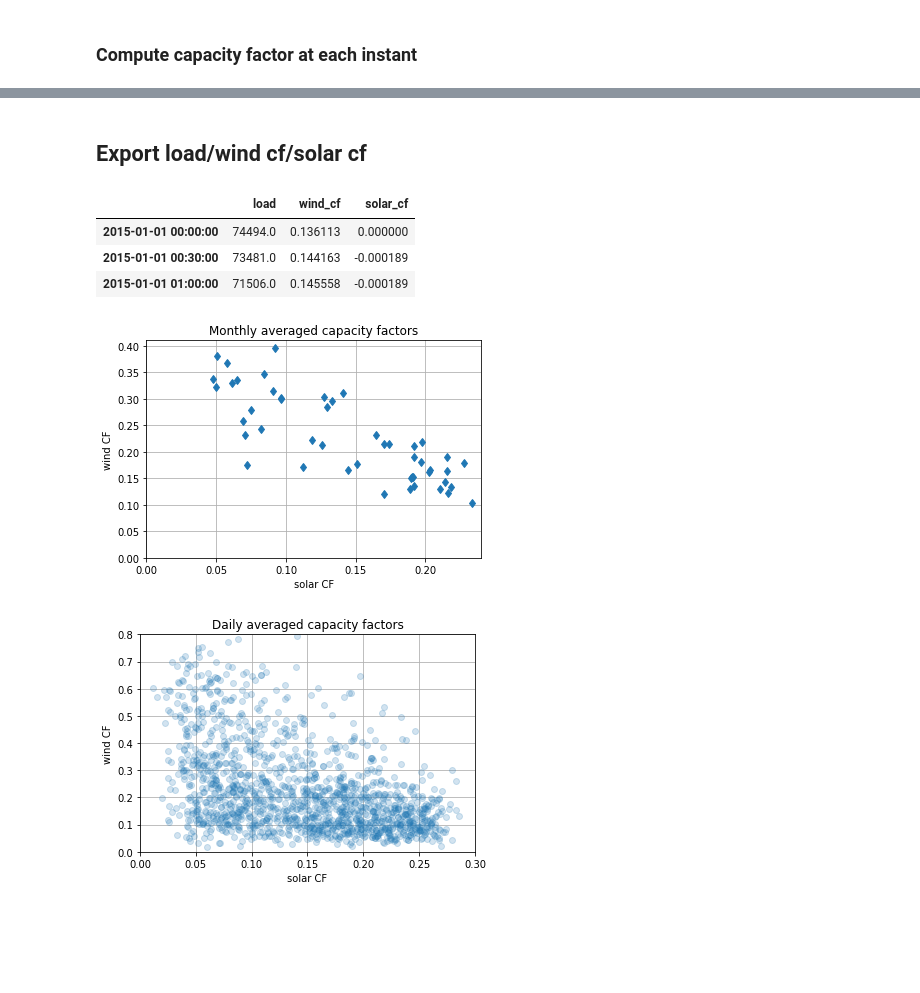
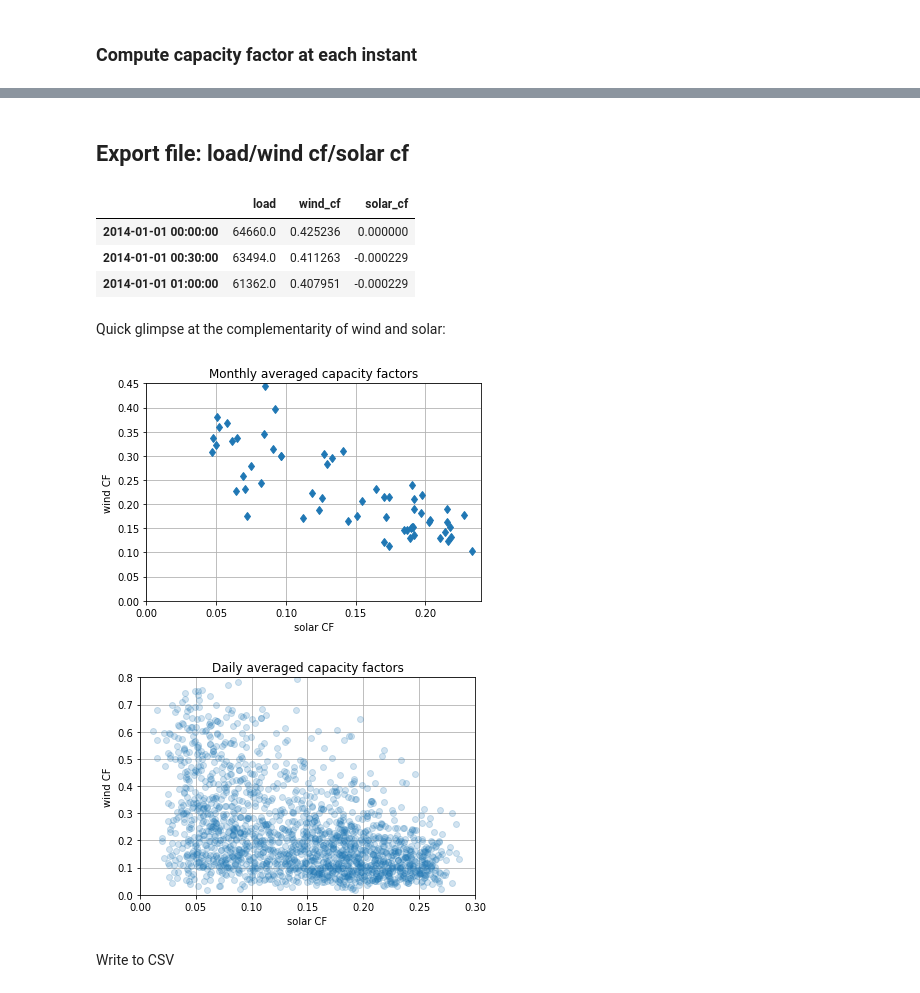
Before and after one commit to pierre-haessig/french-elec2, a Jupyter notebook: RTE_explore_concat.ipynb, the cells around one changed output, grey strips where cells are left out. Drawn from its saved outputs; the diff is of its cells as text; code cells hidden in the pictures; blank space fills up the shorter version.

Commit message:
* started the wind-solar complementarity analysis * clean data exploration notebook * added 2014 eCO2mix data

```diff
--- a/RTE_explore_concat.ipynb
+++ b/RTE_explore_concat.ipynb
@@ -16,9 +20,12 @@ import matplotlib.pyplot as plt
 # %% [markdown]
 ## Dataset 1: Installed solar & wind power
 # %%
-df = pd.read_csv('parc-national-annuel-prod-eolien-solaire.csv', sep=';', index_col=0)
+df = pd.read_csv('data/parc-national-annuel-prod-eolien-solaire.csv', sep=';', index_col=0)
 df.index.name = None
-df.rename(columns={'Parc installé éolien (MW)':'P_wind', 'Parc installé solaire (MW)': 'P_sol'}, inplace=True)
+# shorter column names:
+df.rename(columns={
+    'Parc installé éolien (MW)':'P_wind',
+    'Parc installé solaire (MW)': 'P_sol'}, inplace=True)
 df.sort_index(inplace=True)
 df.head(3)
 # %% [output]
@@ -121,5 +155,5 @@ plt.ylim(ymin=0);
 # %%
-df = pd.read_csv('eCO2mix_RTE_Annuel-Definitif_2015.xls.xz', compression='xz', encoding='windows-1252',
+df = pd.read_csv('data/eCO2mix_RTE_Annuel-Definitif_2015.xls.xz', compression='xz', encoding='windows-1252',
                  sep='\t', skipfooter=2,engine='python',
                  index_col=False, parse_dates={'date':[2,3]})
 # %%
@@ -193,9 +228,10 @@ eCO2mix_RTE_En-cours-Consolide.xls.xz
 # %%
 fname_list = [
-    'eCO2mix_RTE_Annuel-Definitif_2015.xls.xz',
-    'eCO2mix_RTE_Annuel-Definitif_2016.xls.xz',
-    'eCO2mix_RTE_Annuel-Definitif_2017.xls.xz',
-    'eCO2mix_RTE_En-cours-Consolide.xls.xz'
+    'data/eCO2mix_RTE_Annuel-Definitif_2014.xls.xz',
+    'data/eCO2mix_RTE_Annuel-Definitif_2015.xls.xz',
+    'data/eCO2mix_RTE_Annuel-Definitif_2016.xls.xz',
+    'data/eCO2mix_RTE_Annuel-Definitif_2017.xls.xz',
+    'data/eCO2mix_RTE_En-cours-Consolide.xls.xz'
 ]
 # %%
 fname = fname_list[0]
@@ -254,26 +316,28 @@ Comparaison avec RTE's [Panorama de l’électricité renouvelable](https://www.
 # %% [markdown]
-## Export load/wind cf/solar cf
+## Export file: load/wind cf/solar cf
 # %%
 lws = pd.DataFrame({'load': df.Consommation, 'wind_cf': wind_cf, 'solar_cf': solar_cf})
 lws.head(3)
 # %% [output]
 |  | load | wind_cf | solar_cf |
-| 2015-01-01 00:00:00 | 74494.0 | 0.136113 | 0.000000 |
-| 2015-01-01 00:30:00 | 73481.0 | 0.144163 | -0.000189 |
-| 2015-01-01 01:00:00 | 71506.0 | 0.145558 | -0.000189 |
+| 2014-01-01 00:00:00 | 64660.0 | 0.425236 | 0.000000 |
+| 2014-01-01 00:30:00 | 63494.0 | 0.411263 | -0.000229 |
+| 2014-01-01 01:00:00 | 61362.0 | 0.407951 | -0.000229 |
+# %% [markdown]
+Quick glimpse at the complementarity of wind and solar:
 # %%
 plt.plot(lws.resample('1M').mean().solar_cf, lws.resample('1M').mean().wind_cf, 'd')
 ax = plt.gca()
 ax.grid(True)
 ax.set(
     title='Monthly averaged capacity factors',
     xlim=(0, 0.24),
     xlabel='solar CF',
-    ylim=(0, 0.41),
+    ylim=(0, 0.45),
     ylabel='wind CF'
 );
 # %% [output]
-[figure, old version]
+[figure, new version]
 # %%
 plt.plot(lws.resample('1D').mean().solar_cf, lws.resample('1D').mean().wind_cf, 'o', alpha=0.2)
 ax = plt.gca()
@@ -286,7 +350,9 @@ ax.set(
     ylabel='wind CF'
 );
 # %% [output]
-[figure, old version]
+[figure, new version]
+# %% [markdown]
+Write to CSV
 # %%
 lws.round(6).to_csv('load_wind_solar.csv')
 # %%
```
Also changed, not shown: parts of 40 cells of this notebook, 4 other files.
